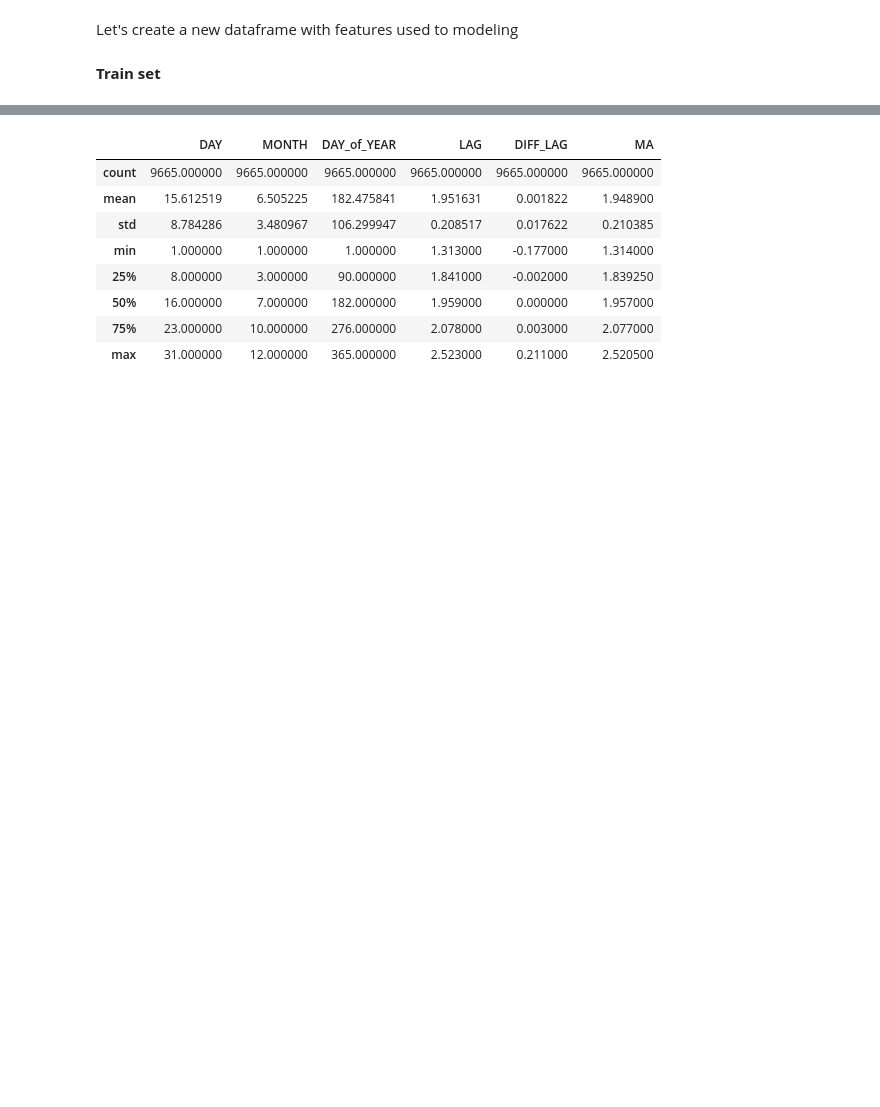
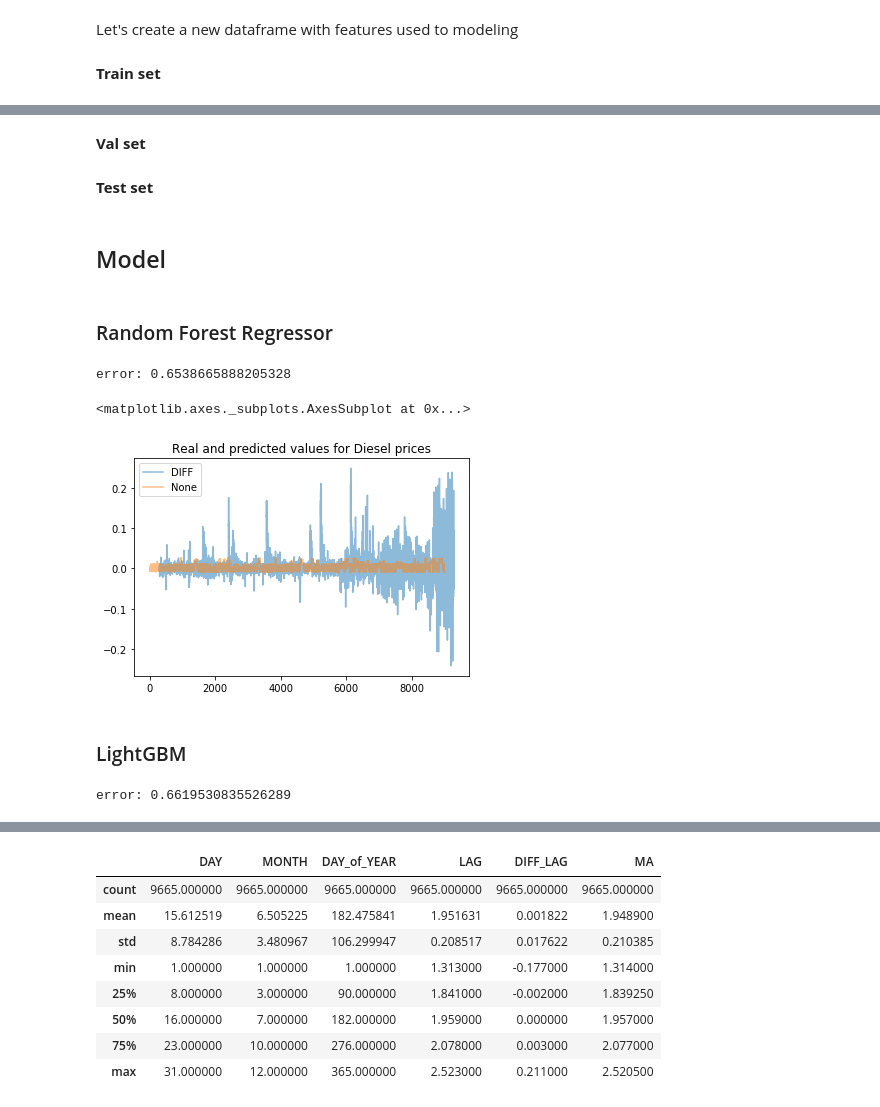
Before and after one commit to dianamenesesg/DS_Projects, a Jupyter notebook: Gas_Prices_TS/Diesel_Prices.ipynb, the cells around one changed output, grey strips where cells are left out. Cells and saved outputs as stored; diff of their text form; code cells hidden in the pictures; blank space fills up the shorter version.

```diff
--- a/Gas_Prices_TS/Diesel_Prices.ipynb
+++ b/Gas_Prices_TS/Diesel_Prices.ipynb
@@ -92,0 +174,2 @@ df_X_test  = pd.DataFrame(index = diesel_test.index)
+# %% [markdown]
+**Val set**
@@ -92,0 +218,2 @@ df_X_test  = pd.DataFrame(index = diesel_test.index)
+# %% [markdown]
+**Test set**
@@ -92,0 +262,4 @@ df_X_test  = pd.DataFrame(index = diesel_test.index)
+# %% [markdown]
+## Model
+# %% [markdown]
+### Random Forest Regressor
@@ -92,0 +268,20 @@ df_X_test  = pd.DataFrame(index = diesel_test.index)
+# %%
+clf = RandomForestRegressor(n_estimators = 1000, random_state = 21, min_samples_leaf = 128)
+clf.fit(X_train,y_train)
+preds = clf.predict(X_val)
+# %%
+from sklearn.metrics import mean_squared_log_error
+
+error = np.sqrt(mean_squared_log_error(
+    X_val['LAG_0'] + y_val, X_val['LAG_0'] + preds)) # Root mean squared logarithmic error
+print('error:', error*100)
+# %% [output]
+error: 0.6538665888205328
+# %%
+y_val.plot(kind = 'line',alpha = 0.5, legend = True)
+pd.Series(preds).plot(kind = 'line', alpha = 0.5, legend = True, title = 'Real and predicted values for Diesel prices')
+# %% [output]
+<matplotlib.axes._subplots.AxesSubplot at 0x...>
+[figure, added]
+# %% [markdown]
+### LightGBM
@@ -92,0 +294,6 @@ df_X_test  = pd.DataFrame(index = diesel_test.index)
+# %%
+error = np.sqrt(mean_squared_log_error(
+    X_val['LAG_0'] + y_val, X_val['LAG_0'] + preds)) # Root mean squared logarithmic error
+print('error:', error*100)
+# %% [output]
+error: 0.6619530835526289
```
Also changed, not shown: parts of 26 cells of this notebook.
